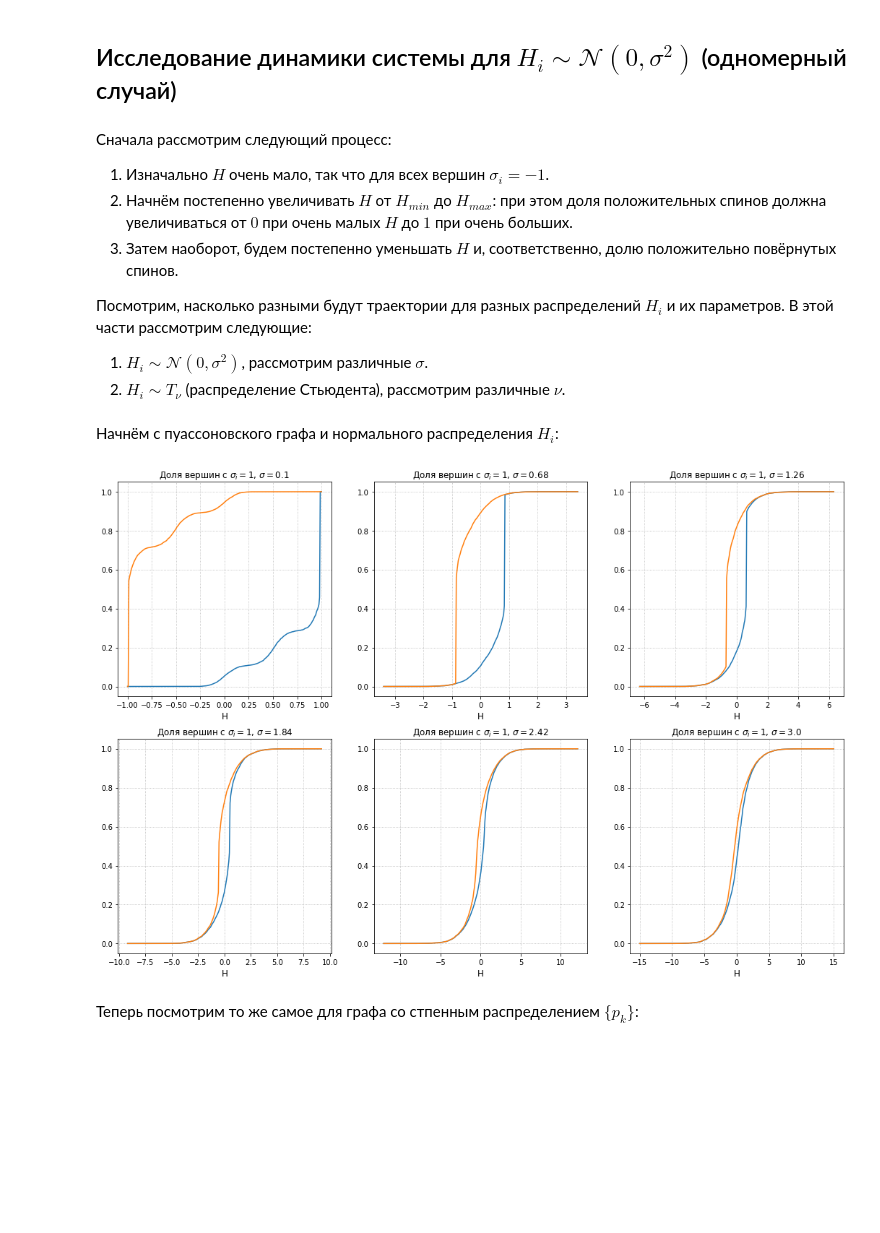
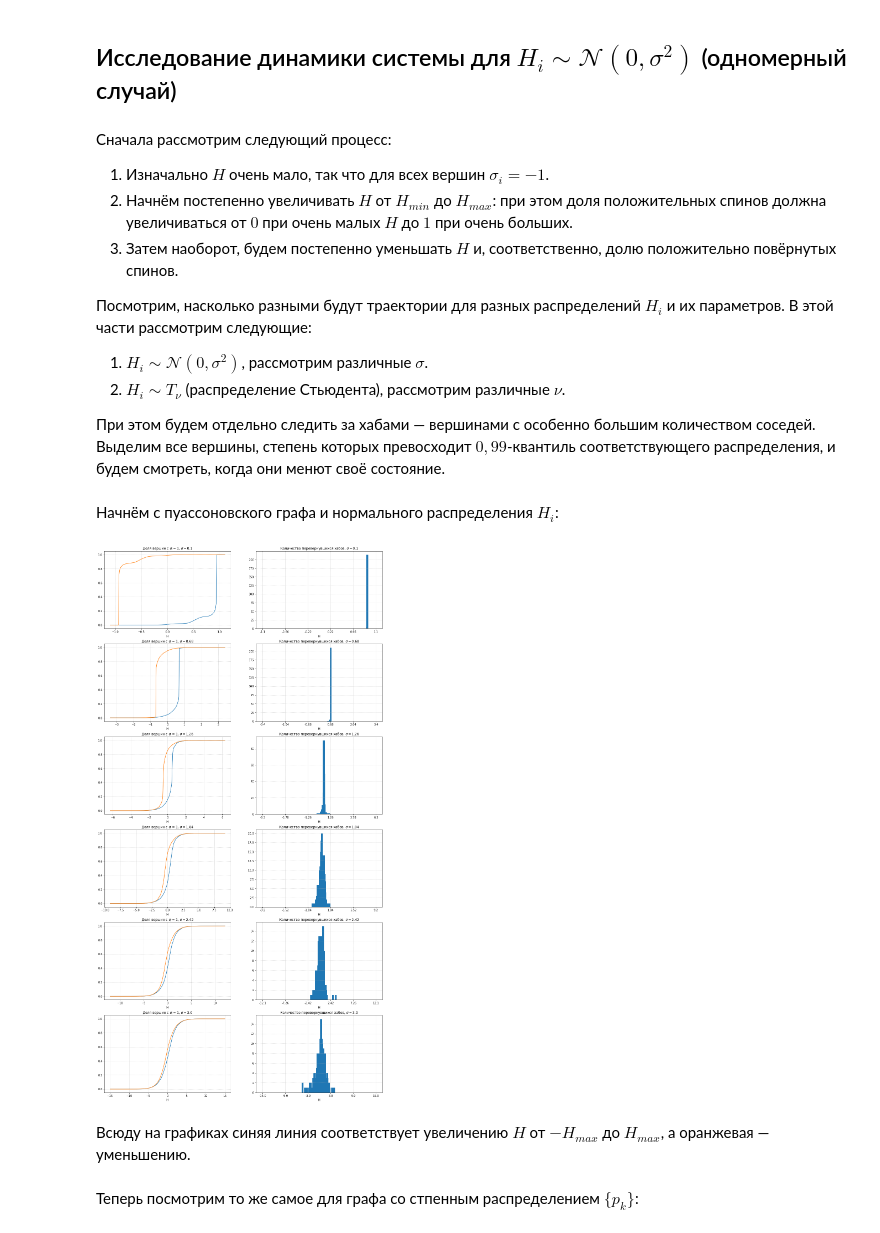
Before and after one commit to alexicon33/Ising-model, a Jupyter notebook: Code/Задача 1 - расширенная версия.ipynb, the cells around one changed output. Drawn from its saved outputs; the diff is of its cells as text; code cells hidden in the pictures; blank space fills up the shorter version.

```diff
--- a/Code/Задача 1 - расширенная версия.ipynb
+++ b/Code/Задача 1 - расширенная версия.ipynb
@@ -60,26 +60,41 @@ G_zipf = RandomGraph(N, sps.zipf(alpha))
 Посмотрим, насколько разными будут траектории для разных распределений $H_i$ и их параметров. В этой части рассмотрим следующие:
 1. $H_i \sim \mathcal{N}(0, \sigma^2)$, рассмотрим различные $\sigma$.
 2. $H_i \sim T_{\nu}$ (распределение Стьюдента), рассмотрим различные $\nu$.
+
+При этом будем отдельно следить за хабами — вершинами с особенно большим количеством соседей. Выделим все вершины, степень которых превосходит $0{,}99$-квантиль соответствующего распределения, и будем смотреть, когда они менют своё состояние.
 # %% [markdown]
 Начнём с пуассоновского графа и нормального распределения $H_i$:
 # %%
 J = 0.5
 sigma_min, sigma_max = 0.1, 3
 sigma_grid = np.linspace(sigma_min, sigma_max, 6)
+# %%
+def plot_trajectories(index, sigma, H_grid, low_to_high, high_to_low, hubs_low=[], hubs_high=[], name=r'\sigma'):
+    plt.subplot(6, 2, 2 * index + 1)
+    plt.plot(H_grid, low_to_high, label='при повышении H')
+    plt.plot(np.flip(H_grid), high_to_low, label='при снижении H')
+    plt.grid(ls=':')
+    plt.xlabel('H', fontsize='large')
+    plt.title(r'Доля вершин с $\sigma_i = 1$, ${1} = {0}$'.format(round(sigma, 3), name))
+
+    plt.subplot(6, 2, 2 * index + 2)
+    plt.bar(np.arange(H_grid.size), hubs_low, width=5, label='при повышении H')
+    plt.xticks(np.linspace(0, H_grid.size, 6), np.linspace(-H_max, H_max, 6).round(2))
+    plt.grid(ls=':')
+    plt.xlabel('H', fontsize='large')
+    plt.title(r'Количество перевернувшихся хабов, ${1} = {0}$'.format(round(sigma, 3), name))
 # %%
-plt.figure(figsize=(18, 12))
+plt.figure(figsize=(18, 36))
 for index, sigma in tqdm(enumerate(sigma_grid)):
-    H_max = max(1, 5 * sigma)
+    H_max = max(1.1, 5 * sigma)
     H_grid = np.linspace(-H_max, H_max, 300)
-    low_to_high, high_to_low = get_trajectories(G_Poisson, J, H_grid, sigma, 'norm')
-    plt.subplot(2, 3, index + 1)
-    plt.plot(H_grid, low_to_high)
-    plt.plot(np.flip(H_grid), high_to_low)
-    plt.grid(ls=':')
-    plt.xlabel('H', fontsize='large')
-    plt.title(r'Доля вершин с $\sigma_i = 1$, $\sigma = {0}$'.format(round(sigma, 3)))
+    low_to_high, high_to_low, hubs_low, hubs_high = G_Poisson.get_trajectories(J, H_grid, sigma, 'norm', True, 0.95)
+
+    plot_trajectories(index, sigma, H_grid, low_to_high, high_to_low, hubs_low, hubs_high)
 # %% [output]
-[figure, old version]
+[figure, new version]
+# %% [markdown]
+Всюду на графиках синяя линия соответствует увеличению $H$ от $-H_{max}$ до $H_{max}$, а оранжевая — уменьшению.
 # %% [markdown]
 Теперь посмотрим то же самое для графа со стпенным распределением $\{p_k\}$:
 # %%
```
Also changed, not shown: parts of 42 cells of this notebook, 3 other files.
